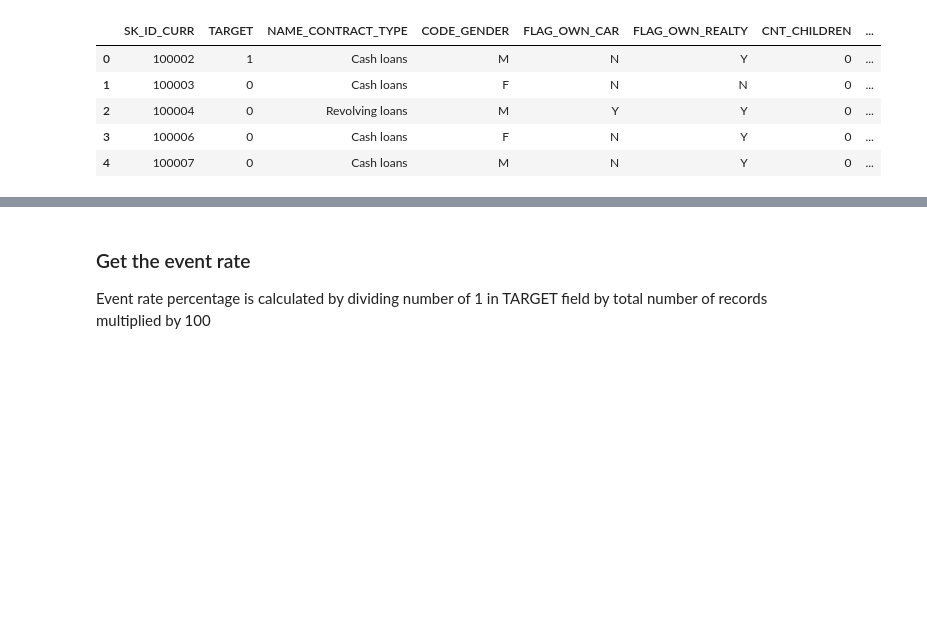
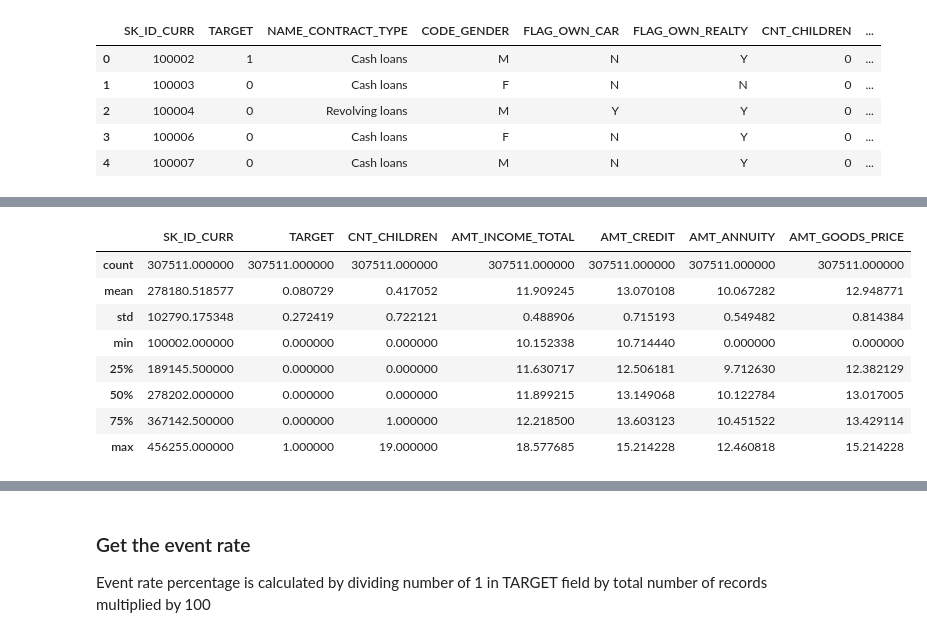
Before and after one commit to monimoyd/project_machine_learning_home_credit_default_analysis, a Jupyter notebook: home_credit_default_analysis_project.ipynb, the cells around one changed output, grey strips where cells are left out. Drawn from its saved outputs; the diff is of its cells as text; code cells hidden in the pictures; blank space fills up the shorter version.

```diff
--- a/home_credit_default_analysis_project.ipynb
+++ b/home_credit_default_analysis_project.ipynb
@@ -652,0 +675,25 @@ application_bureau_loan_train_data.head()
+# %%
+application_bureau_loan_train_data[['SK_ID_CURR',
+'TARGET',
+'NAME_CONTRACT_TYPE',
+'CODE_GENDER',
+'FLAG_OWN_CAR',
+'FLAG_OWN_REALTY',
+'CNT_CHILDREN',
+'AMT_INCOME_TOTAL',
+'AMT_CREDIT',
+'AMT_ANNUITY',
+'AMT_GOODS_PRICE',
+'NAME_TYPE_SUITE'
+
+ ]].describe()
+# %% [output]
+|  | SK_ID_CURR | TARGET | CNT_CHILDREN | AMT_INCOME_TOTAL | AMT_CREDIT | AMT_ANNUITY | AMT_GOODS_PRICE |
+| count | 307511.000000 | 307511.000000 | 307511.000000 | 307511.000000 | 307511.000000 | 307511.000000 | 307511.000000 |
+| mean | 278180.518577 | 0.080729 | 0.417052 | 11.909245 | 13.070108 | 10.067282 | 12.948771 |
+| std | 102790.175348 | 0.272419 | 0.722121 | 0.488906 | 0.715193 | 0.549482 | 0.814384 |
+| min | 100002.000000 | 0.000000 | 0.000000 | 10.152338 | 10.714440 | 0.000000 | 0.000000 |
+| 25% | 189145.500000 | 0.000000 | 0.000000 | 11.630717 | 12.506181 | 9.712630 | 12.382129 |
+| 50% | 278202.000000 | 0.000000 | 0.000000 | 11.899215 | 13.149068 | 10.122784 | 13.017005 |
+| 75% | 367142.500000 | 0.000000 | 1.000000 | 12.218500 | 13.603123 | 10.451522 | 13.429114 |
+| max | 456255.000000 | 1.000000 | 19.000000 | 18.577685 | 15.214228 | 12.460818 | 15.214228 |
```
Also changed, not shown: parts of 25 cells of this notebook.
